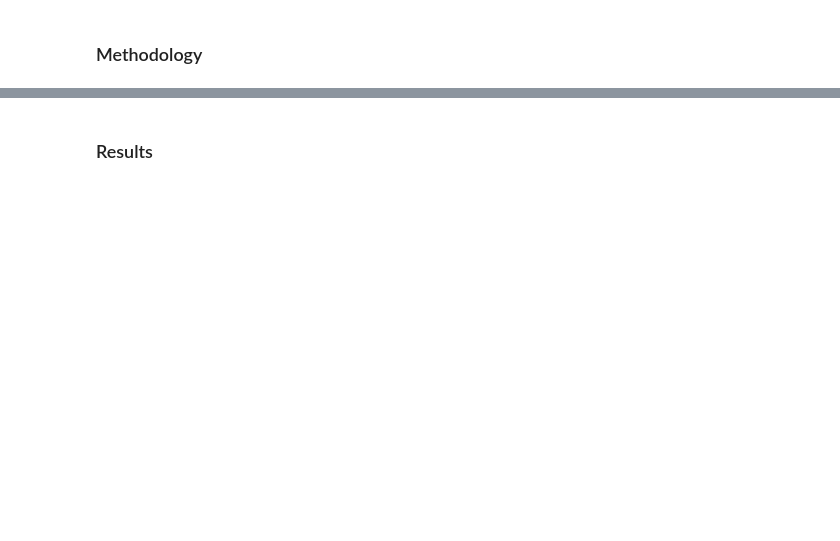
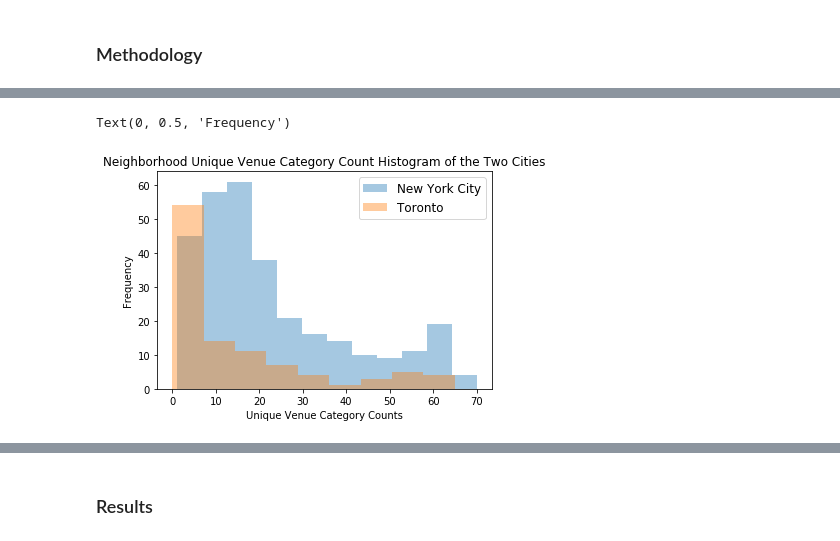
Before and after one commit to Ivoryfamily/Coursera_Capstone, a Jupyter notebook: CapstoneFinal-Battle of the Neighborhoods-wk1.ipynb, the cells around one changed output, grey strips where cells are left out. Saved outputs shown, nothing was run; the diff lists cells and outputs as text; code cells hidden in the pictures; blank space fills up the shorter version.

```diff
--- a/CapstoneFinal-Battle of the Neighborhoods-wk1.ipynb
+++ b/CapstoneFinal-Battle of the Neighborhoods-wk1.ipynb
@@ -389,0 +472,15 @@ Venues.to_csv('VenuesFromFoursquare.csv') # save the data so could skip the requ
+# %%
+df = NBH_grouped[NBH_grouped.City == 'New York City']
+sns.distplot(df['UniqueCateCnt'], kde=False,  label='New York City') #
+
+df =NBH_grouped[NBH_grouped.City == 'Toronto']
+sns.distplot(df['UniqueCateCnt'], kde=False, label='Toronto') #
+
+# Plot formatting
+plt.legend(prop={'size': 12})
+plt.title('Neighborhood Unique Venue Category Count Histogram of the Two Cities')
+plt.xlabel('Unique Venue Category Counts')
+plt.ylabel('Frequency')
+# %% [output]
+Text(0, 0.5, 'Frequency')
+[figure, added]
```
Also changed, not shown: parts of 87 cells of this notebook.
